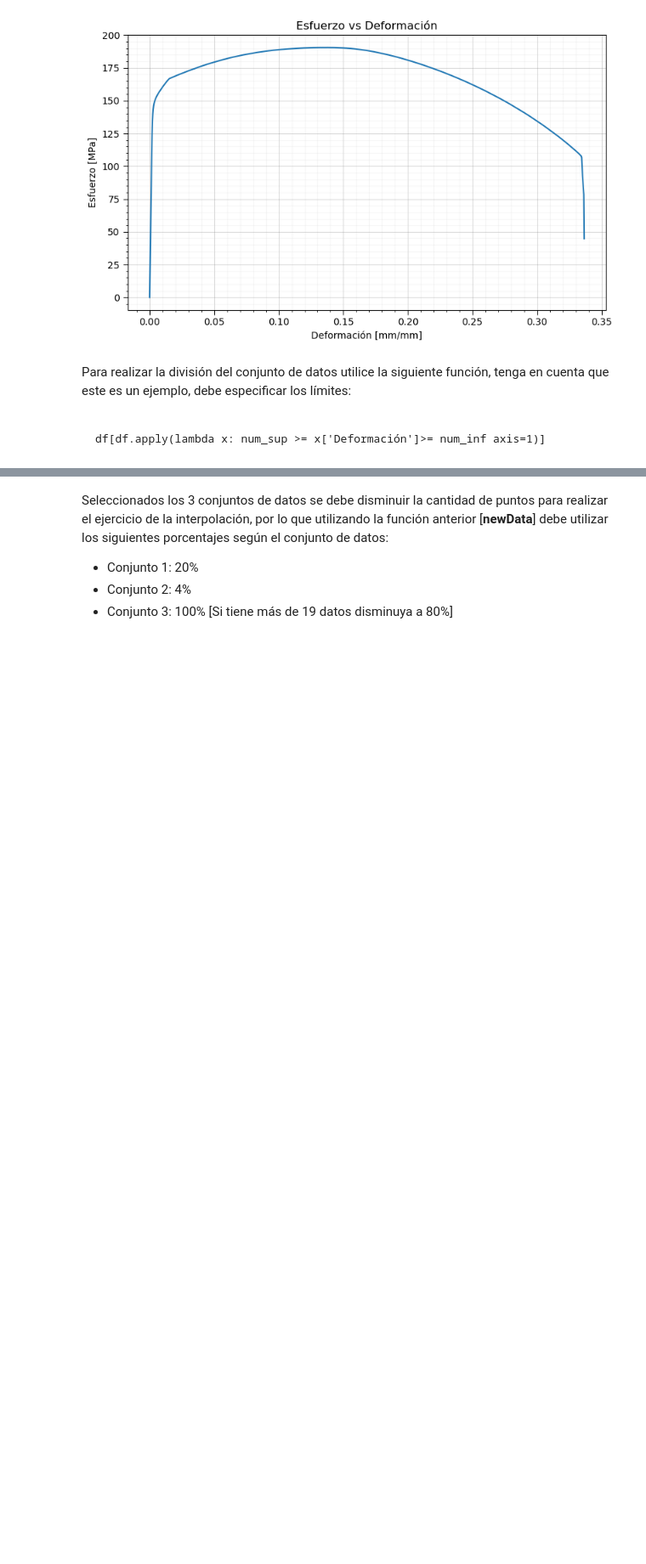
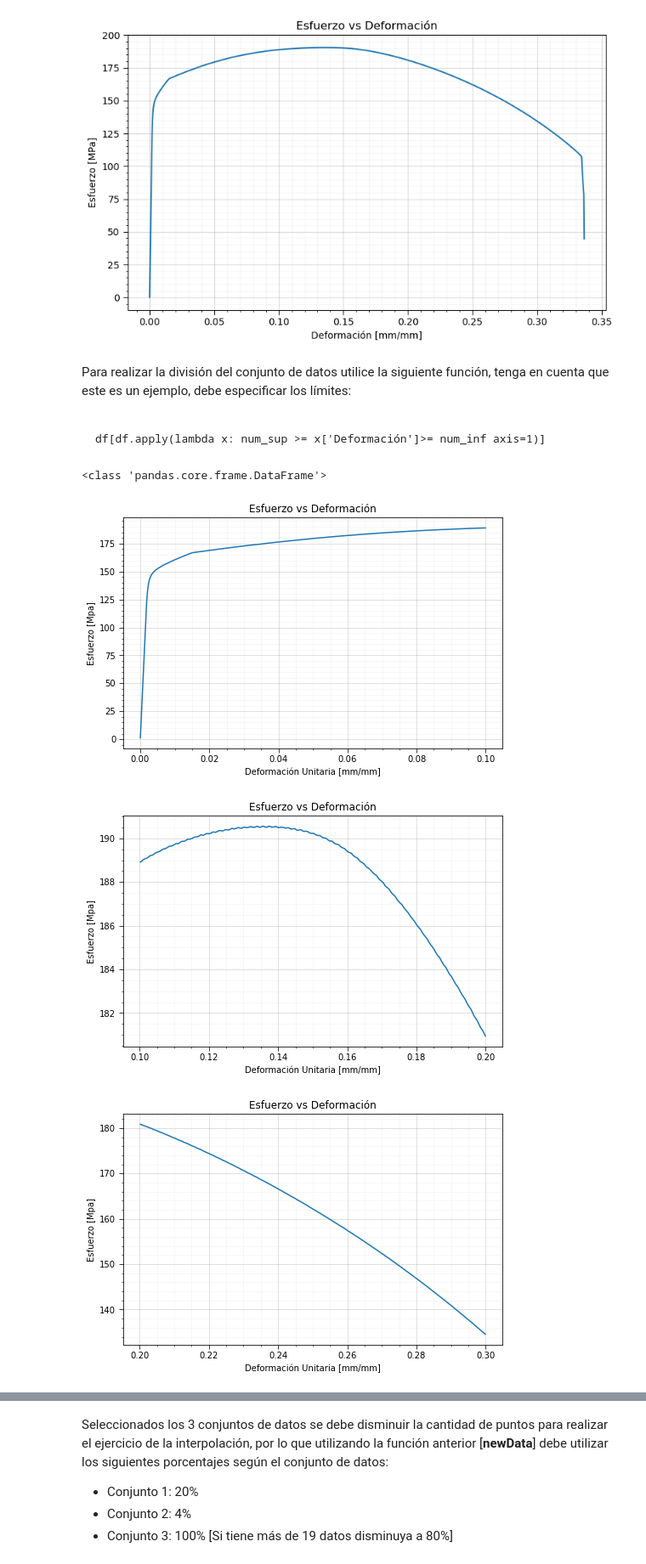
Before and after one commit to Cricea/imec-2001-CristianEspejoA, a Jupyter notebook: Taller_1.ipynb, the cells around one changed output, grey strips where cells are left out. Shown at 85% size. Drawn from its saved outputs; the diff is of its cells as text; code cells hidden in the pictures; blank space fills up the shorter version.

```diff
--- a/Taller_1.ipynb
+++ b/Taller_1.ipynb
@@ -236,2 +286,55 @@ df[df.apply(lambda x: num_sup >= x['Deformación']>= num_inf axis=1)]
+# %%
+# Conjuntos de datos
+conj_1=df[df.apply(lambda x: 0.1 >= x['Deformación Unitaria']>= 0 , axis=1)]
+print(type(conj_1))
+conj_2=df[df.apply(lambda x: 0.2 >= x['Deformación Unitaria']>= 0.1 , axis=1)]
+
+conj_3=df[df.apply(lambda x: 0.3 >= x['Deformación Unitaria']>= 0.2 , axis=1)]
+# %% [output]
+<class 'pandas.core.frame.DataFrame'>
+# %%
+# Subplot (1x3) de cada tramo
+#conjunto 1
+plt.figure(figsize=(hor,ver))
+plt.plot(conj_1['Deformación Unitaria'],conj_1['Esfuerzo'])
+plt.xlabel('Deformación Unitaria [mm/mm]')
+plt.ylabel('Esfuerzo [Mpa]')
+plt.title("Esfuerzo vs Deformación")
+plt.tick_params(direction='out', length=5, width=0.75, grid_alpha=0.3)
+plt.xticks(rotation=0)
+plt.minorticks_on()
+plt.grid(visible=True, which='major', color='grey', linestyle='-')
+plt.grid(visible=True, which='minor', color='lightgrey', linestyle='-', alpha=0.2)
+plt.tight_layout;
+
+#conjunto 2
+plt.figure(figsize=(hor,ver))
+plt.plot(conj_2['Deformación Unitaria'],conj_2['Esfuerzo'])
+plt.xlabel('Deformación Unitaria [mm/mm]')
+plt.ylabel('Esfuerzo [Mpa]')
+plt.title("Esfuerzo vs Deformación")
+plt.tick_params(direction='out', length=5, width=0.75, grid_alpha=0.3)
+plt.xticks(rotation=0)
+plt.minorticks_on()
+plt.grid(visible=True, which='major', color='grey', linestyle='-')
+plt.grid(visible=True, which='minor', color='lightgrey', linestyle='-', alpha=0.2)
+plt.tight_layout;
+
+#conjunto 3
+plt.figure(figsize=(hor,ver))
+plt.plot(conj_3['Deformación Unitaria'],conj_3['Esfuerzo'])
+plt.xlabel('Deformación Unitaria [mm/mm]')
+plt.ylabel('Esfuerzo [Mpa]')
+plt.title("Esfuerzo vs Deformación")
+plt.tick_params(direction='out', length=5, width=0.75, grid_alpha=0.3)
+plt.xticks(rotation=0)
+plt.minorticks_on()
+plt.grid(visible=True, which='major', color='grey', linestyle='-')
+plt.grid(visible=True, which='minor', color='lightgrey', linestyle='-', alpha=0.2)
+plt.tight_layout;
+# %% [output]
+[figure, added]
+[figure, added]
+[figure, added]
 # %%
 # Selección de las columnas de interés ¿Cuáles son?
```
Also changed, not shown: parts of 20 cells of this notebook.
